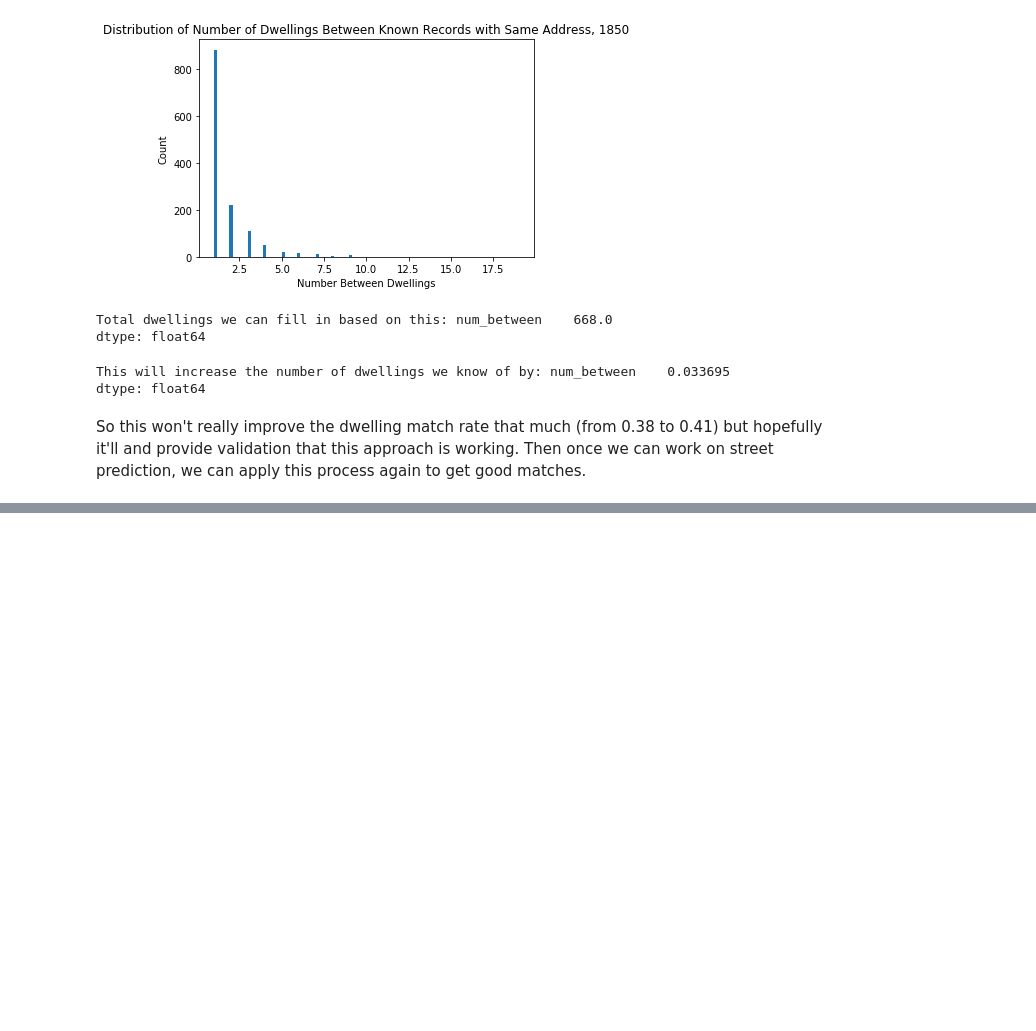
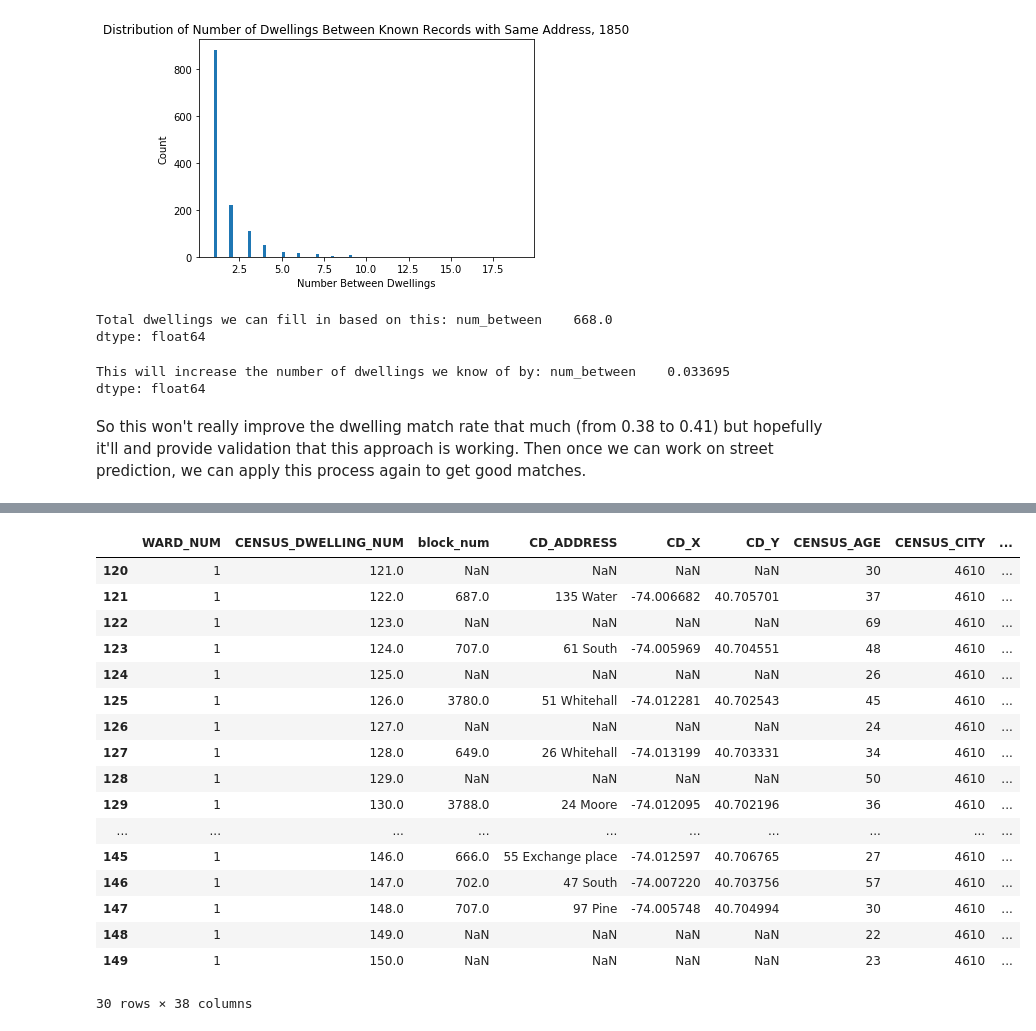
Before and after one commit to CenterForSpatialResearch/hnyc-spatial-linkage, a Jupyter notebook: Interpolation/Modeling Comparison.ipynb, the cells around one changed output, grey strips where cells are left out. Cells and saved outputs as stored; diff of their text form; code cells hidden in the pictures; blank space fills up the shorter version.

```diff
--- a/Interpolation/Modeling Comparison.ipynb
+++ b/Interpolation/Modeling Comparison.ipynb
@@ -242,7 +271,10 @@ dwellings_1850_predict_lim.reset_index(drop = True).head()
 #Let's add an indicator column for known addresses
 dwellings_1850_predict_lim["Known"] = 1
 # %%
-prediction_data_1850 = interpolation.dwellings_to_all(filled_1850, dwellings_1850_predict_lim, ["WARD_NUM", "CENSUS_DWELLING_NUM","CD_X", "CD_Y", "sequence_order", "house_number", "street_name", "street_name_next", "Known"], ["WARD_NUM", "CENSUS_DWELLING_NUM"])
+#Let's try predicting on dwellings, since we saw that doing that
+#seemed to work fine when tested
+dwellings_1850_noad = filled_1850.groupby(["WARD_NUM", "CENSUS_DWELLING_NUM"], as_index = False).first()
+prediction_data_1850 = interpolation.dwellings_to_all(dwellings_1850_noad, dwellings_1850_predict_lim, ["WARD_NUM", "CENSUS_DWELLING_NUM","sequence_order","sequence_id", "house_number", "street_name", "street_name_next", "Known"], ["WARD_NUM", "CENSUS_DWELLING_NUM"])
 prediction_data_1850.info()
 # %% [output]
 <class 'pandas.core.frame.DataFrame'>
@@ -284,0 +297,21 @@ memory usage: 157.4+ MB
+# %%
+prediction_data_1850.iloc[120:150]
+# %% [output]
+|  | WARD_NUM | CENSUS_DWELLING_NUM | block_num | CD_ADDRESS | CD_X | CD_Y | CENSUS_AGE | CENSUS_CITY | ... |
+| 120 | 1 | 121.0 | NaN | NaN | NaN | NaN | 30 | 4610 | ... |
+| 121 | 1 | 122.0 | 687.0 | 135 Water | -74.006682 | 40.705701 | 37 | 4610 | ... |
+| 122 | 1 | 123.0 | NaN | NaN | NaN | NaN | 69 | 4610 | ... |
+| 123 | 1 | 124.0 | 707.0 | 61 South | -74.005969 | 40.704551 | 48 | 4610 | ... |
+| 124 | 1 | 125.0 | NaN | NaN | NaN | NaN | 26 | 4610 | ... |
+| 125 | 1 | 126.0 | 3780.0 | 51 Whitehall | -74.012281 | 40.702543 | 45 | 4610 | ... |
+| 126 | 1 | 127.0 | NaN | NaN | NaN | NaN | 24 | 4610 | ... |
+| 127 | 1 | 128.0 | 649.0 | 26 Whitehall | -74.013199 | 40.703331 | 34 | 4610 | ... |
+| 128 | 1 | 129.0 | NaN | NaN | NaN | NaN | 50 | 4610 | ... |
+| 129 | 1 | 130.0 | 3788.0 | 24 Moore | -74.012095 | 40.702196 | 36 | 4610 | ... |
+| ... | ... | ... | ... | ... | ... | ... | ... | ... | ... |
+| 145 | 1 | 146.0 | 666.0 | 55 Exchange place | -74.012597 | 40.706765 | 27 | 4610 | ... |
+| 146 | 1 | 147.0 | 702.0 | 47 South | -74.007220 | 40.703756 | 57 | 4610 | ... |
+| 147 | 1 | 148.0 | 707.0 | 97 Pine | -74.005748 | 40.704994 | 30 | 4610 | ... |
+| 148 | 1 | 149.0 | NaN | NaN | NaN | NaN | 22 | 4610 | ... |
+| 149 | 1 | 150.0 | NaN | NaN | NaN | NaN | 23 | 4610 | ... |
+30 rows × 38 columns
```
Also changed, not shown: parts of 22 cells of this notebook, 5 other files.
